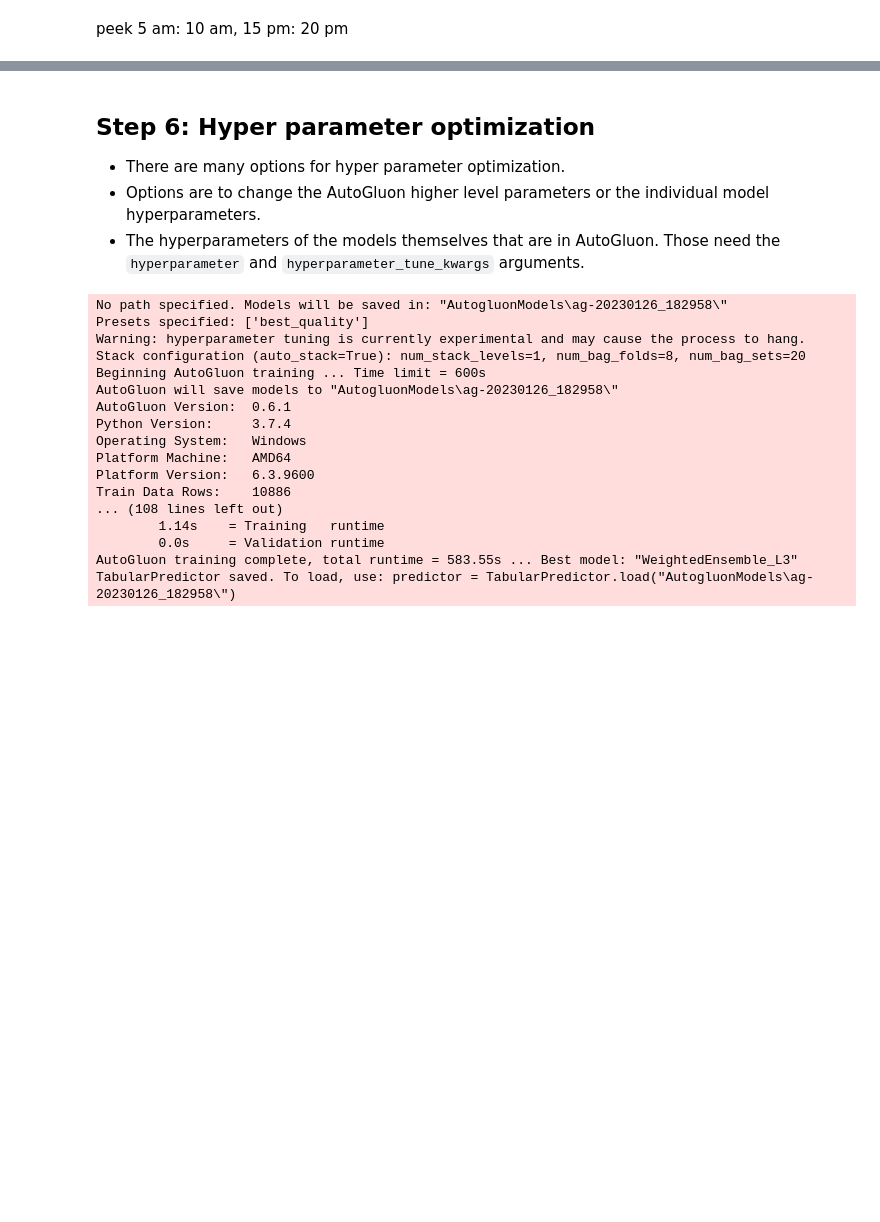
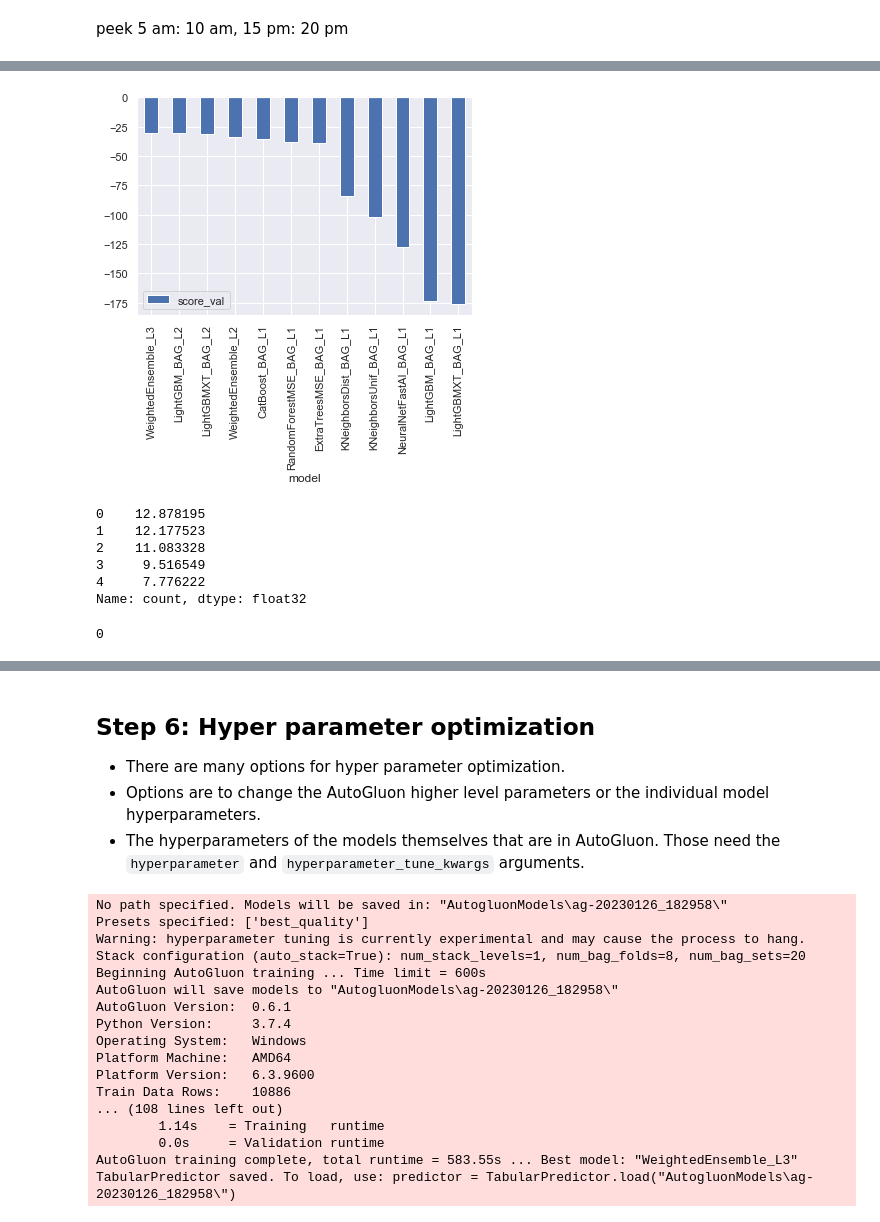
Before and after one commit to mervat-khaled/cd0385-project-starter, a Jupyter notebook: project/project-template.ipynb, the cells around one changed output, grey strips where cells are left out. Cells and saved outputs as stored; diff of their text form; code cells hidden in the pictures; blank space fills up the shorter version.

```diff
--- a/project/project-template.ipynb
+++ b/project/project-template.ipynb
@@ -647,0 +734,5 @@ peek 5 am: 10 am, 15 pm: 20 pm
+# %%
+train["season"] = train.season.astype("category")
+train["weather"] = train.weather.astype("category")
+test["season"] = test.season.astype("category")
+test["weather"] = test.season.astype("category")
@@ -647,0 +741,2 @@ peek 5 am: 10 am, 15 pm: 20 pm
+# %%
+train_df=train.drop(["windspeed_log","humidity_log","atemp","month","casual","registered"],axis=1)
@@ -647,0 +792,4 @@ peek 5 am: 10 am, 15 pm: 20 pm
+# %%
+predictor_new_normalized_features = TabularPredictor(
+    label="count",problem_type="regression",eval_metric="root_mean_squared_error"
+).fit(train_data=train_df,time_limit=600, presets="best_quality")
@@ -647,0 +814,2 @@ peek 5 am: 10 am, 15 pm: 20 pm
+# %%
+predictor_new_normalized_features.fit_summary()
@@ -647,0 +851,4 @@ peek 5 am: 10 am, 15 pm: 20 pm
+# %%
+predictor_new_normalized_features.leaderboard(silent=True).plot(kind="bar",x="model",y="score_val");
+# %% [output]
+[figure, added]
@@ -647,0 +860,13 @@ peek 5 am: 10 am, 15 pm: 20 pm
+# %%
+predictions_new_normalized_features.head()
+# %% [output]
+0    12.878195
+1    12.177523
+2    11.083328
+3     9.516549
+4     7.776222
+Name: count, dtype: float32
+# %%
+(predictions_new_normalized_features <0).sum()
+# %% [output]
+0
```
Also changed, not shown: parts of 27 cells of this notebook, 3 other files.
